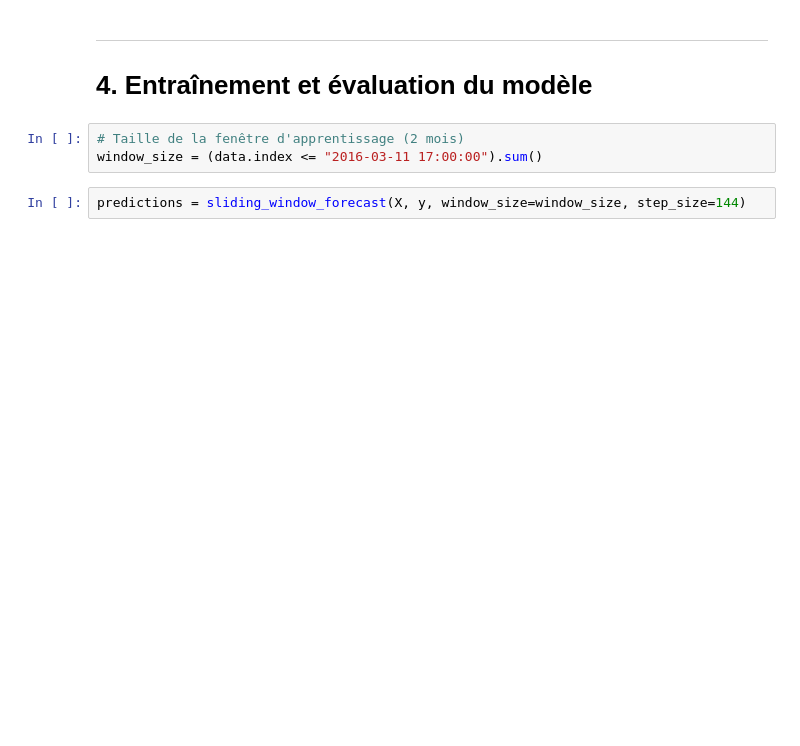
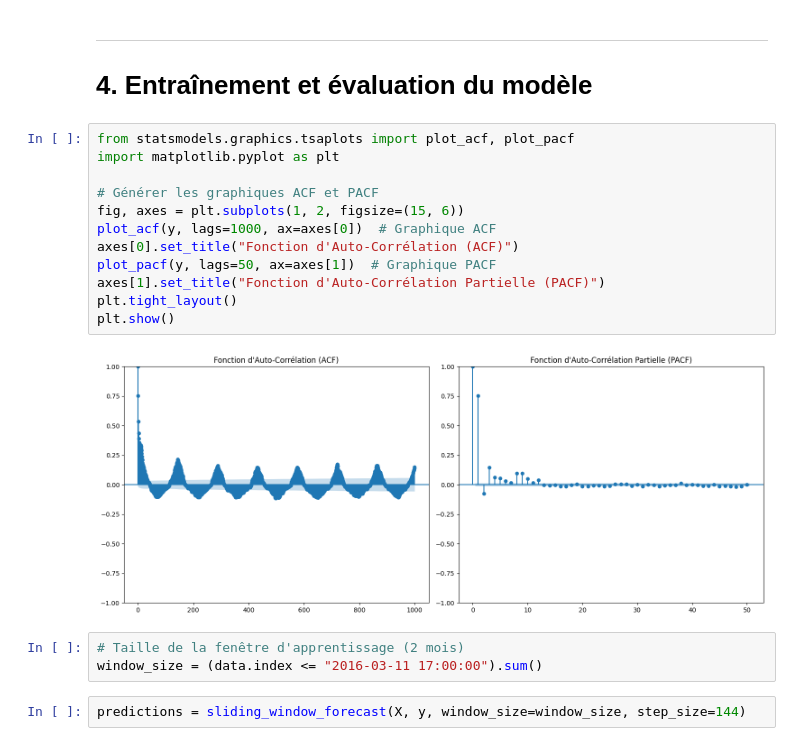
Before and after one commit to lcscaio77/appliances-energy-prediction, a Jupyter notebook: notebooks/03_elastic_sarimax.ipynb, the cells around one changed output. Cells and saved outputs as stored; diff of their text form; blank space fills up the shorter version.

Commit message:
boosting notebook rename, acf/pacf plots for sarimax

```diff
--- a/notebooks/03_elastic_sarimax.ipynb
+++ b/notebooks/03_elastic_sarimax.ipynb
@@ -112,6 +113,20 @@ def sliding_window_forecast(X, y, window_size, step_size):
 # %% [markdown]
 ---
 # <b>4. Entraînement et évaluation du modèle</b>
+# %%
+from statsmodels.graphics.tsaplots import plot_acf, plot_pacf
+import matplotlib.pyplot as plt
+
+# Générer les graphiques ACF et PACF
+fig, axes = plt.subplots(1, 2, figsize=(15, 6))
+plot_acf(y, lags=1000, ax=axes[0])  # Graphique ACF
+axes[0].set_title("Fonction d'Auto-Corrélation (ACF)")
+plot_pacf(y, lags=50, ax=axes[1])  # Graphique PACF
+axes[1].set_title("Fonction d'Auto-Corrélation Partielle (PACF)")
+plt.tight_layout()
+plt.show()
+# %% [output]
+[figure, added]
 # %%
 # Taille de la fenêtre d'apprentissage (2 mois)
 window_size = (data.index <= "2016-03-11 17:00:00").sum()
```
Also changed, not shown: parts of 3 cells of this notebook, 2 other files.
